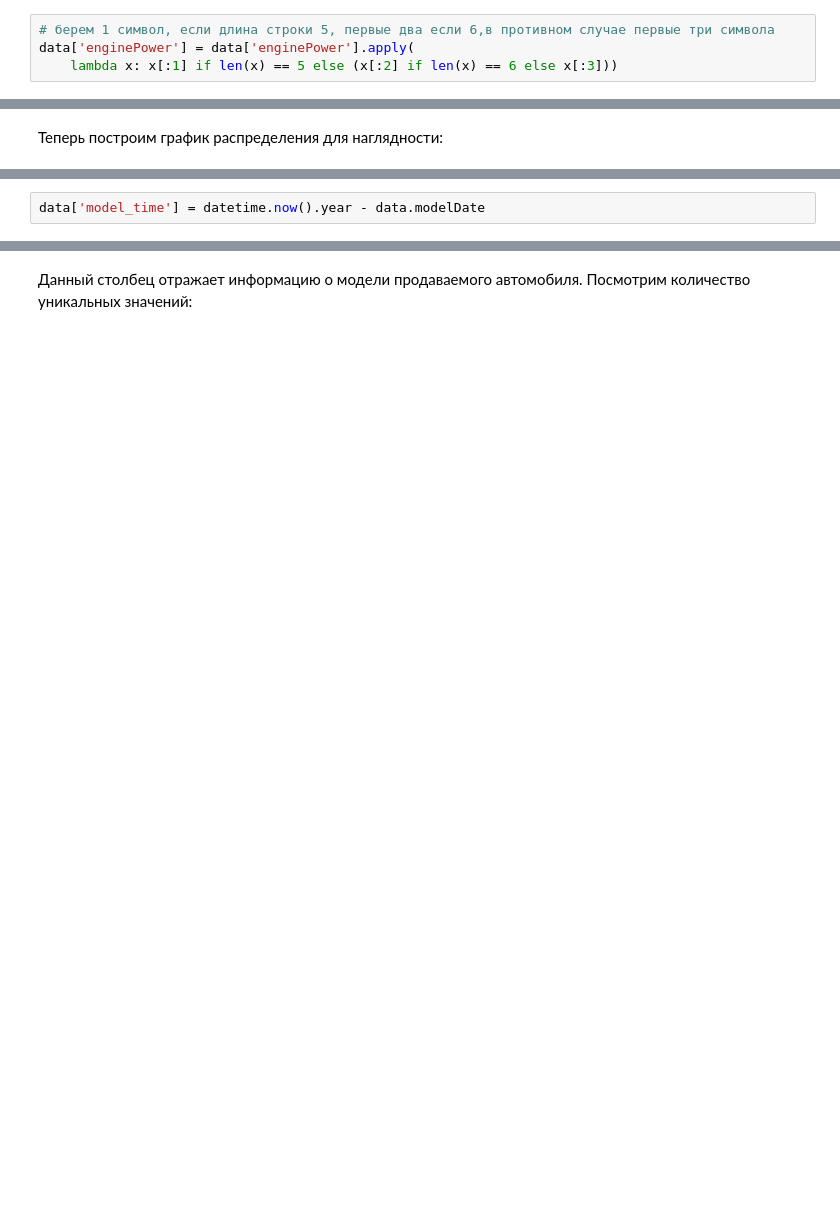
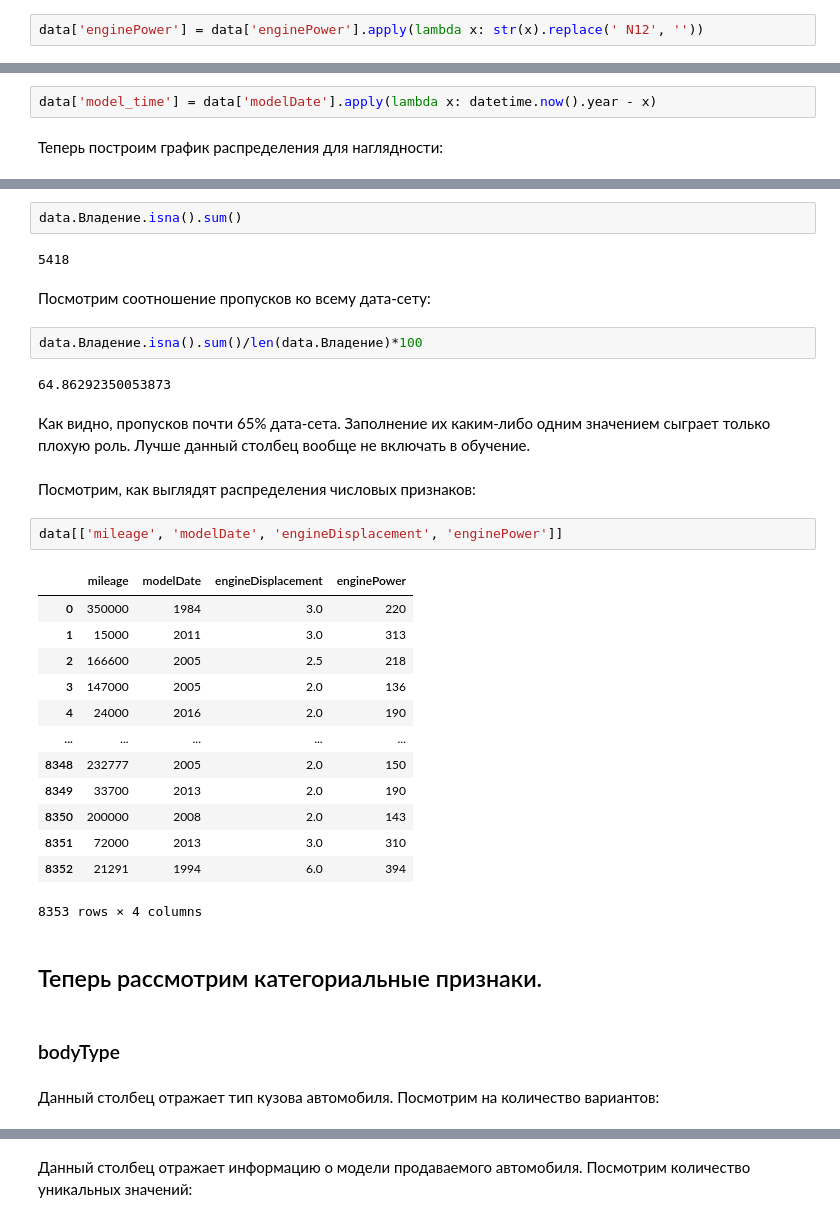
Before and after one commit to Enreward/DS_projects, a Jupyter notebook: module_8(Skikevch)/module-8-skikevch-car-price-prediction-part2.ipynb, the cells around one changed output, grey strips where cells are left out. Cells and saved outputs as stored; diff of their text form; blank space fills up the shorter version.

```diff
--- a/module_8(Skikevch)/module-8-skikevch-car-price-prediction-part2.ipynb
+++ b/module_8(Skikevch)/module-8-skikevch-car-price-prediction-part2.ipynb
@@ -544,9 +531,7 @@ data.enginePower.unique()
 # %% [markdown]
 Избавимся от дополнительной информации в данных:
-# %%
-# берем 1 символ, если длина строки 5, первые два если 6,в противном случае первые три символа
-data['enginePower'] = data['enginePower'].apply(
-    lambda x: x[:1] if len(x) == 5 else (x[:2] if len(x) == 6 else x[:3]))
+# %%
+data['enginePower'] = data['enginePower'].apply(lambda x: str(x).replace(' N12', ''))
 # %% [markdown]
 Проверим результат:
 # %%
@@ -610,3 +623,5 @@ data.modelDate.unique()
+# %%
+data['model_time'] = data['modelDate'].apply(lambda x: datetime.now().year - x)
 # %% [markdown]
 Теперь построим график распределения для наглядности:
 # %%
@@ -616,2 +631,0 @@ data.modelDate.hist()
-# %%
-data['model_time'] = datetime.now().year - data.modelDate
@@ -619,0 +648,36 @@ data['model_time'] = datetime.now().year - data.modelDate
+# %%
+data.Владение.isna().sum()
+# %% [output]
+5418
+# %% [markdown]
+Посмотрим соотношение пропусков ко всему дата-сету:
+# %%
+data.Владение.isna().sum()/len(data.Владение)*100
+# %% [output]
+64.86292350053873
+# %% [markdown]
+Как видно, пропусков почти 65% дата-сета. Заполнение их каким-либо одним значением сыграет только плохую роль. Лучше данный столбец вообще не включать в обучение.
+# %% [markdown]
+Посмотрим, как выглядят распределения числовых признаков:
+# %%
+data[['mileage', 'modelDate', 'engineDisplacement', 'enginePower']]
+# %% [output]
+|  | mileage | modelDate | engineDisplacement | enginePower |
+| 0 | 350000 | 1984 | 3.0 | 220 |
+| 1 | 15000 | 2011 | 3.0 | 313 |
+| 2 | 166600 | 2005 | 2.5 | 218 |
+| 3 | 147000 | 2005 | 2.0 | 136 |
+| 4 | 24000 | 2016 | 2.0 | 190 |
+| ... | ... | ... | ... | ... |
+| 8348 | 232777 | 2005 | 2.0 | 150 |
+| 8349 | 33700 | 2013 | 2.0 | 190 |
+| 8350 | 200000 | 2008 | 2.0 | 143 |
+| 8351 | 72000 | 2013 | 3.0 | 310 |
+| 8352 | 21291 | 1994 | 6.0 | 394 |
+8353 rows × 4 columns
+# %% [markdown]
+## Теперь рассмотрим категориальные признаки.
+# %% [markdown]
+### bodyType
+# %% [markdown]
+Данный столбец отражает тип кузова автомобиля. Посмотрим на количество вариантов:
```
Also changed, not shown: parts of 241 cells of this notebook.
